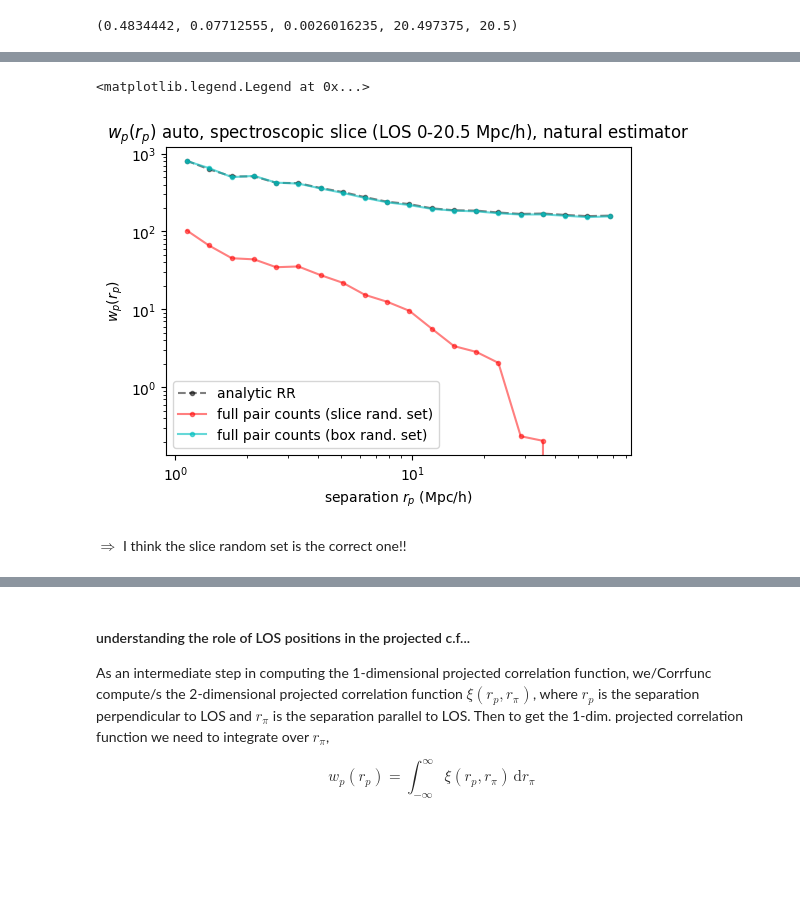
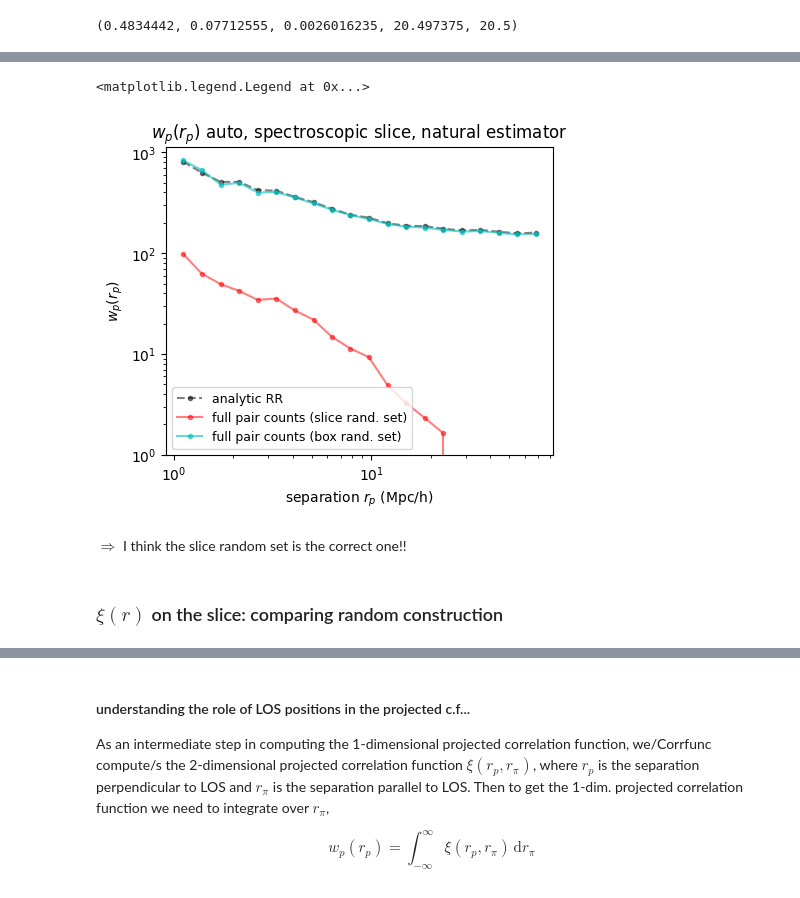
Before and after one commit to abbyw24/small-scale_cross-corrs, a Jupyter notebook: notebooks/xcorrs_2D_projected_27-9-23.ipynb, the cells around one changed output, grey strips where cells are left out. Cells and saved outputs as stored; diff of their text form; code cells hidden in the pictures; blank space fills up the shorter version.

```diff
--- a/notebooks/xcorrs_2D_projected_27-9-23.ipynb
+++ b/notebooks/xcorrs_2D_projected_27-9-23.ipynb
@@ -355,20 +355,23 @@ fig.tight_layout()
 # direct from Corrfunc (analytic randoms), using the natural estimator
 results = wp(L, pimax, nthreads, rpbins, X, Y, Z, output_rpavg=True)
 # my natural estimator function, getting the pair counts from Corrfunc
-myresults_slice, _, _, _, _ = compute_wp_autocorr_natural(np.array([X,Y,Z]).T, randset_slice, rbins, L, pimax=pimax)
-myresults_box, _, _, _, _ = compute_wp_autocorr_natural(np.array([X,Y,Z]).T, randset_box, rbins, L, pimax=pimax)
+myresults_slice, _, _, _, _ = compute_wp_autocorr_natural(np.array([X,Y,Z]).T, randset_slice, rpbins, L, pimax=pimax)
+myresults_box, _, _, _, _ = compute_wp_autocorr_natural(np.array([X,Y,Z]).T, randset_box, rpbins, L, pimax=pimax)
 # %%
-fig, ax = plt.subplots(figsize=(6,4))
+fig, ax = plt.subplots(figsize=(5,4))
 ax.plot(results['rpavg'], results['wp'], 'k.--', alpha=0.5, label='analytic RR')
 ax.plot(results['rpavg'], myresults_slice, 'r.-', alpha=0.5, label='full pair counts (slice rand. set)')
 ax.plot(results['rpavg'], myresults_box, 'c.-', alpha=0.6, label='full pair counts (box rand. set)')
 ax.loglog()
+ax.set_ylim(1,None)
 ax.set_xlabel(r'separation $r_p$ (Mpc/h)')
 ax.set_ylabel(r'$w_p(r_p)$')
-ax.set_title(r'$w_p(r_p)$ auto, spectroscopic slice (LOS 0-20.5 Mpc/h), natural estimator')
-ax.legend()
+ax.set_title(r'$w_p(r_p)$ auto, spectroscopic slice, natural estimator')
+ax.legend(loc=3, prop={'size':9})
 # %% [output]
 <matplotlib.legend.Legend at 0x...>
-[figure, old version]
+[figure, new version]
 # %% [markdown]
 $\Rightarrow$ I think the slice random set is the correct one!!
+# %% [markdown]
+### $\xi(r)$ on the slice: comparing random construction
```
Also changed, not shown: parts of 8 cells of this notebook, 1 other file.
